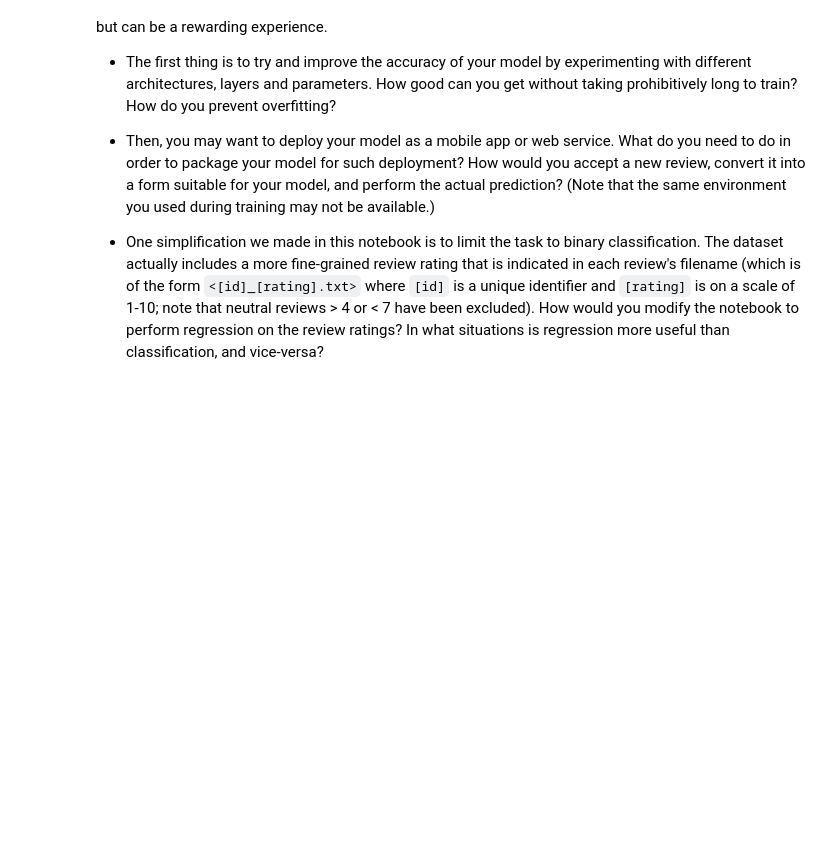
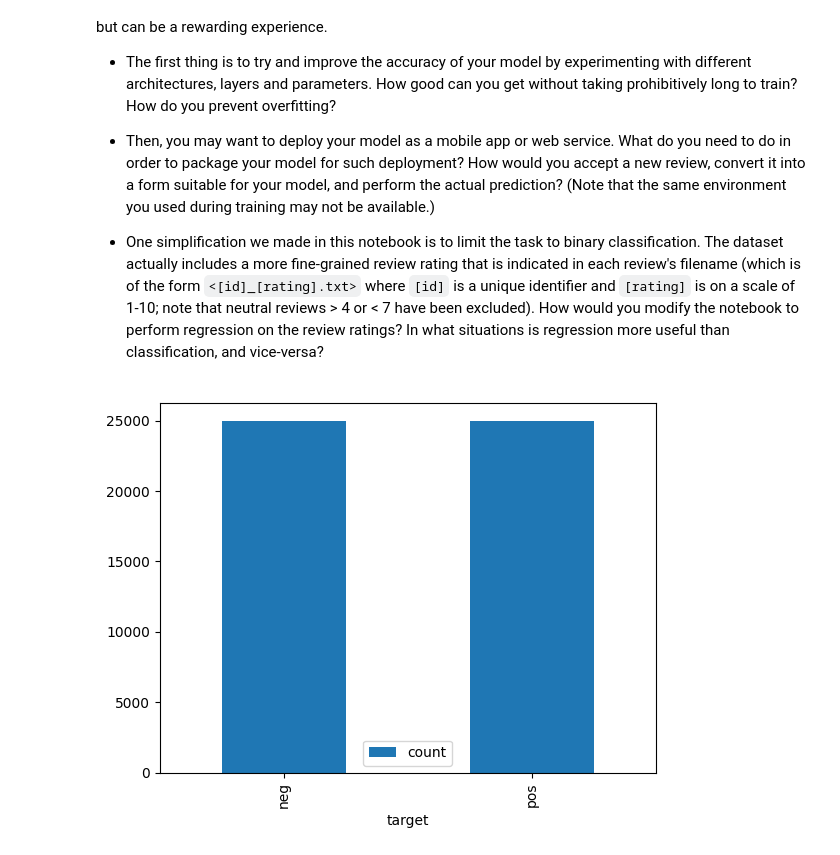
Before and after one commit to ChristopherDaigle/udacity_nlp_nanodeg, a Jupyter notebook: 02_computing-with-NLP/04_sentiment_analysis.ipynb, the cells around one changed output. Saved outputs shown, nothing was run; the diff lists cells and outputs as text; code cells hidden in the pictures; blank space fills up the shorter version.

```diff
--- a/02_computing-with-NLP/04_sentiment_analysis.ipynb
+++ b/02_computing-with-NLP/04_sentiment_analysis.ipynb
@@ -719,3 +719,8 @@ There are several ways in which you can build upon this notebook. Each comes wit
 - Then, you may want to deploy your model as a mobile app or web service. What do you need to do in order to package your model for such deployment? How would you accept a new review, convert it into a form suitable for your model, and perform the actual prediction? (Note that the same environment you used during training may not be available.)
 
 - One simplification we made in this notebook is to limit the task to binary classification. The dataset actually includes a more fine-grained review rating that is indicated in each review's filename (which is of the form `<[id]_[rating].txt>` where `[id]` is a unique identifier and `[rating]` is on a scale of 1-10; note that neutral reviews > 4 or < 7 have been excluded). How would you modify the notebook to perform regression on the review ratings? In what situations is regression more useful than classification, and vice-versa?
+# %%
+pd.DataFrame(pd.DataFrame(labels_train + labels_test,columns=['target']).value_counts()).reset_index().rename(columns={0:'count'}).plot.bar(x='target',y='count')
+plt.show()
+# %% [output]
+[figure, added]
```
Also changed, not shown: parts of 10 cells of this notebook.
